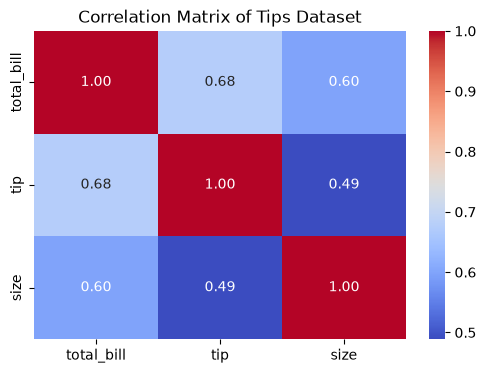
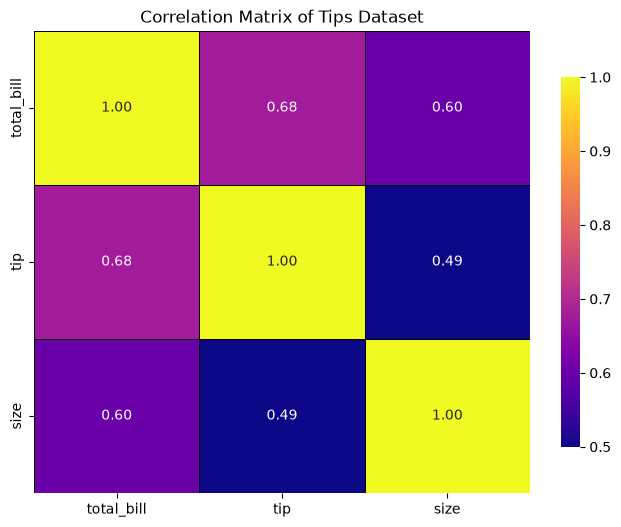
The change to this notebook cell's code, shown as a diff; its figure went from the first image to the second:
--- before
+++ after
@@ -9,10 +9,15 @@
 
 # Create heatmap
-plt.figure(figsize=(6, 4))
+plt.figure(figsize=(8, 6))
 sns.heatmap(
     corr_matrix,
-    annot=True,      # show correlation values
-    cmap="coolwarm", # color scheme
-    fmt=".2f"        # 2 decimal places
+    annot=True,
+    cmap="plasma",
+    linewidths=0.5,
+    linecolor="black",
+    vmin=0.5,
+    vmax=1,
+    cbar_kws={"shrink": 0.8},
+    fmt=".2f"
 )
 

Commit: beforebreakf